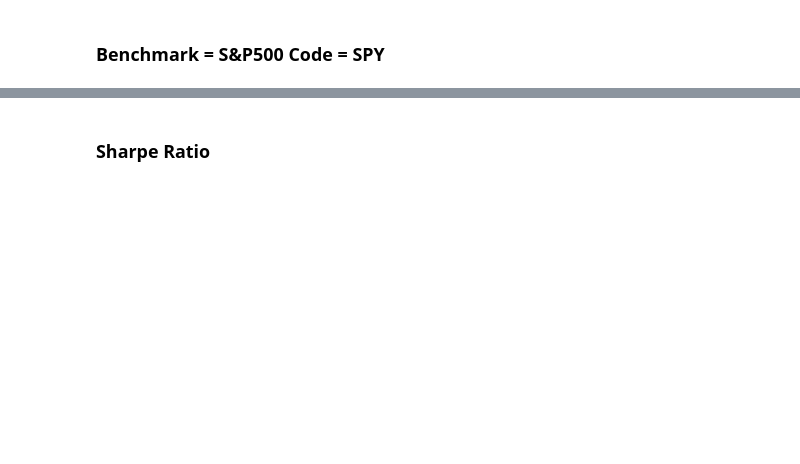
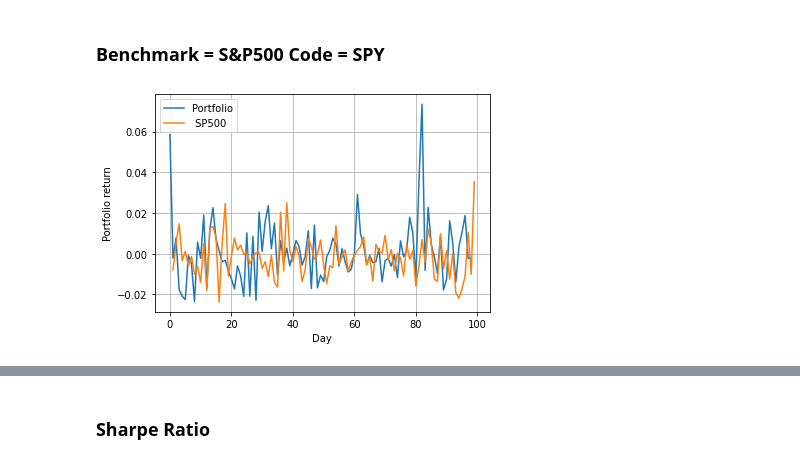
Before and after one commit to Hamrounmh/Stocks_simulation_and_options_pricing, a Jupyter notebook: Trading.ipynb, the cells around one changed output, grey strips where cells are left out. Drawn from its saved outputs; the diff is of its cells as text; code cells hidden in the pictures; blank space fills up the shorter version.

```diff
--- a/Trading.ipynb
+++ b/Trading.ipynb
@@ -42,23 +42,34 @@ traditional interpretation and usage of the RSI are that values of 70 or above i
 # %% [markdown]
 ## Getting data
 # %%
-import alpha_vantage
+import time
+from alpha_vantage.techindicators import TechIndicators
+from alpha_vantage.sectorperformance import SectorPerformances
+from alpha_vantage.cryptocurrencies import CryptoCurrencies
 import pandas as pd
 import numpy as np
+import matplotlib
 import matplotlib.pyplot as plt
+from scipy.optimize import minimize
 from alpha_vantage.timeseries import TimeSeries
 #ts = TimeSeries(key='IWVCPPHPKILWRYGB', output_format='pandas')
-ts = TimeSeries(key='J4AG1THDI63XH963', output_format='pandas')
+ApiKeys=['AQVJIO3GPF7847J3','QOQ2HW0Z174Z3QEJ']
+
+ts = TimeSeries(key='AQVJIO3GPF7847J3', output_format='pandas')
 # %%
 #portfolio_composition = [('MSFT',0.3),('AAPL',0.2),('GOOG',0.3),('FB',0.2)]
 
-stocks = ['MSFT','AAPL','BTC','FB']
-initial_weight = np.array([0.20,0.30,0.30,0.20])
+stocks = ['XEL','AMD','PFE','NVDA','QCOM','SUMO','VST','TUFN','MSFT','TSLA']
+initial_weight = np.array([0.00222,0.00248,0.47979,0.19947,0.00098,0.07991,0.23616,0.00024,0.00069,0.00024])
+returns = pd.DataFrame({})
+i = 1
+for s in stocks: #portfolio_composition:
+    if i==6:
+        time.sleep(120)
+    data, meta_data = ts.get_daily_adjusted(symbol=s)
+    data['return_%s' % (s)] = data['4. close'].pct_change(1)
+    returns = returns.join(data[['return_%s' % (s)]],how="outer").dropna()
+    i=i+1
 
-returns = pd.DataFrame({})
-for s in stocks: #portfolio_composition:
-  data, meta_data = ts.get_daily_adjusted(symbol=s)
-  data['return_%s' % (s)] = data['4. close'].pct_change(1)
-  returns = returns.join(data[['return_%s' % (s)]],how="outer").dropna()
 returns
 # %% [output]
@@ -106,20 +199,22 @@ data, meta_data = ts.get_daily_adjusted(symbol='SPY')
 spy_return = data['4. close'].pct_change(1)
 # %%
 import numpy as np
-x = range(len(r))
+x = range(len(portfolio_daily_returns))
 pr = portfolio_daily_returns
 #plt.rcParams['figure.figsize'] = [10, 10]
 
 plt.plot(x,pr,label="Portfolio")
 plt.plot(range(len(spy_return)),spy_return,label=" SP500")
 
 plt.xlabel("Day")
 plt.ylabel("Portfolio return")
 
 plt.grid()
 plt.legend()
 
 plt.show()
+# %% [output]
+[figure, added]
 # %%
 spy_cum = (1+spy_return).cumprod()-1
 prc =  (1+portfolio_daily_returns).cumprod()-1
```
Also changed, not shown: parts of 15 cells of this notebook, 1 other file.
